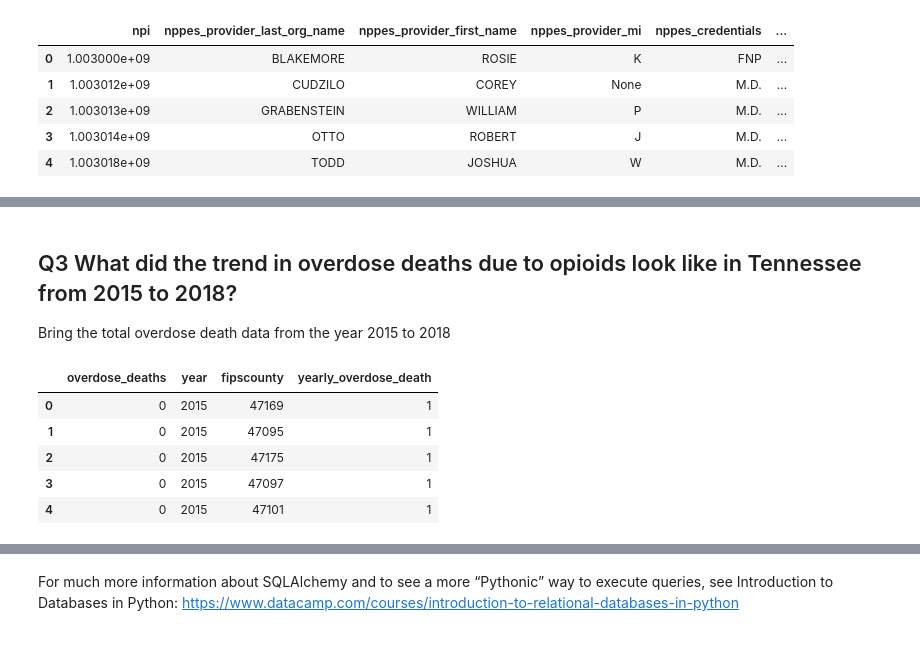
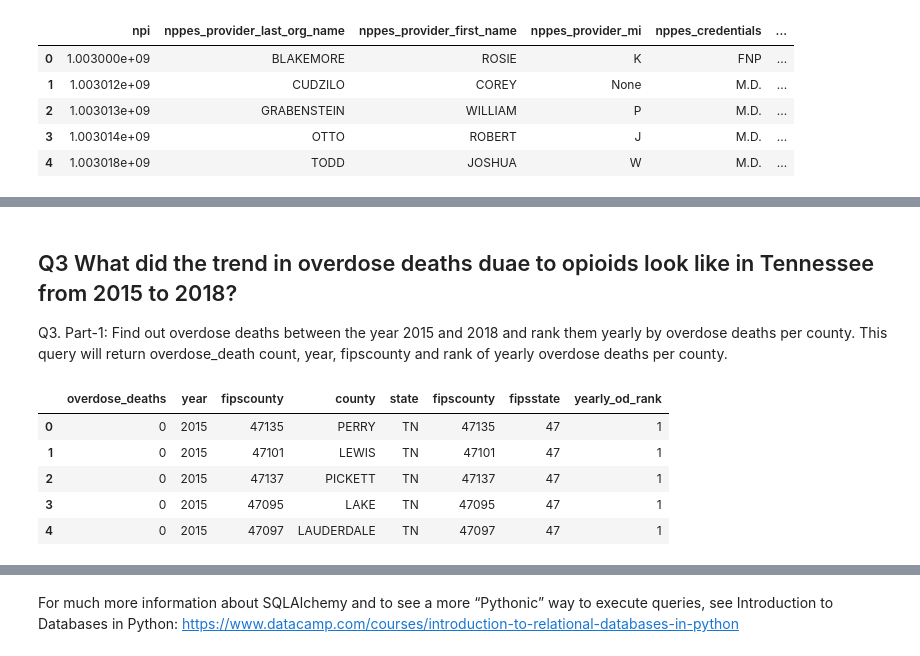
Before and after one commit to NSS-Data-Analytics-Cohort-13/prescribers-python-project-the-nightmare-before-christmas, a Jupyter notebook: notebooks/prescribers.ipynb, the cells around one changed output, grey strips where cells are left out. Cells and saved outputs as stored; diff of their text form; code cells hidden in the pictures.

```diff
--- a/notebooks/prescribers.ipynb
+++ b/notebooks/prescribers.ipynb
@@ -46,0 +101,5 @@ people.head()
+# %%
+with engine.connect() as connection:
+    total_prescription = pd.read_sql(text(query1), con = connection)
+
+total_prescription.head()
@@ -47,21 +126,25 @@ people.head()
 # %% [markdown]
-## Q3 What did the trend in overdose deaths due to opioids look like in Tennessee from 2015 to 2018?
-Bring the total overdose death data from the year 2015 to 2018
+## Q3 What did the trend in overdose deaths duae to opioids look like in Tennessee from 2015 to 2018?
+Q3. Part-1: Find out overdose deaths between the year 2015 and 2018 and rank them yearly by overdose deaths per county. This query will return overdose_death count, year, fipscounty and rank of yearly overdose deaths per county.
 # %%
-query_OD_15_18 = '''
+query3a = '''
 SELECT *
-	, DENSE_RANK() OVER(PARTITION BY year ORDER BY overdose_deaths) yearly_overdose_death
-FROM overdose_deaths
-WHERE (YEAR BETWEEN 2015 AND 2018) '''
+	, DENSE_RANK() OVER(PARTITION BY year ORDER BY overdose_deaths) yearly_OD_rank --This window function will assign rank of yearly overdose deaths per county
+FROM overdose_deaths AS od
+	join fips_county AS fc
+		ON od.fipscounty = CAST(fc.fipscounty AS int)
+WHERE
+	(YEAR BETWEEN 2015 AND 2018)
+		'''
 # %%
 with engine.connect() as connection:
-    overdose_death_2k15_to18 = pd.read_sql(text(query_OD_15_18), con = connection)
+    OD_2015_2018 = pd.read_sql(text(query3a), con = connection)
 
-overdose_death_2k15_to18.head()
+OD_2015_2018.head()
 # %% [output]
-|  | overdose_deaths | year | fipscounty | yearly_overdose_death |
-| 0 | 0 | 2015 | 47169 | 1 |
-| 1 | 0 | 2015 | 47095 | 1 |
-| 2 | 0 | 2015 | 47175 | 1 |
-| 3 | 0 | 2015 | 47097 | 1 |
-| 4 | 0 | 2015 | 47101 | 1 |
+|  | overdose_deaths | year | fipscounty | county | state | fipscounty | fipsstate | yearly_od_rank |
+| 0 | 0 | 2015 | 47135 | PERRY | TN | 47135 | 47 | 1 |
+| 1 | 0 | 2015 | 47101 | LEWIS | TN | 47101 | 47 | 1 |
+| 2 | 0 | 2015 | 47137 | PICKETT | TN | 47137 | 47 | 1 |
+| 3 | 0 | 2015 | 47095 | LAKE | TN | 47095 | 47 | 1 |
+| 4 | 0 | 2015 | 47097 | LAUDERDALE | TN | 47097 | 47 | 1 |
```
Also changed, not shown: parts of 9 cells of this notebook, 7 other files.
